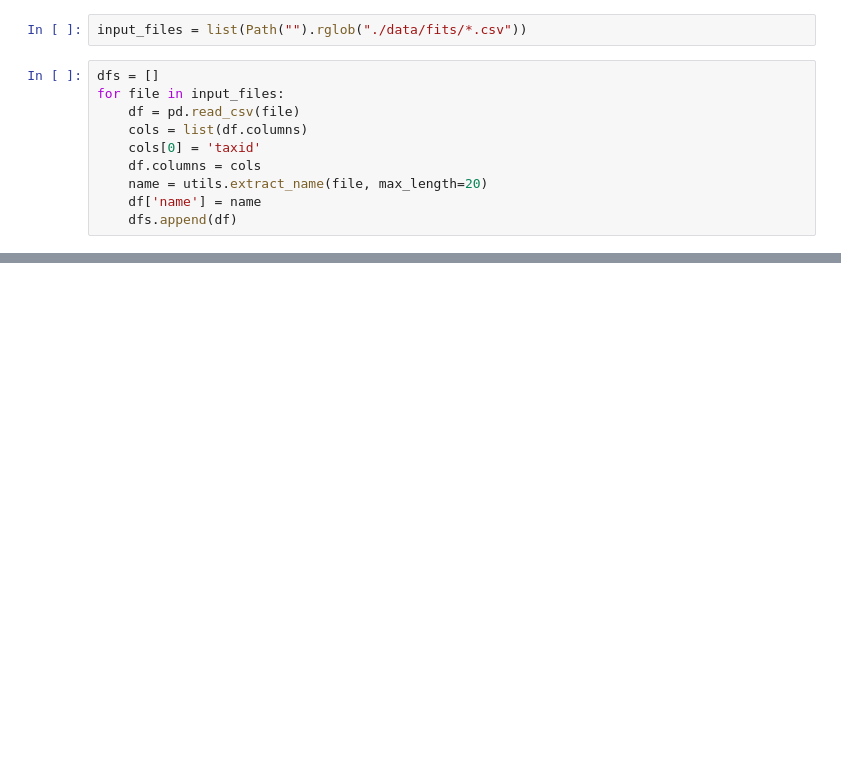
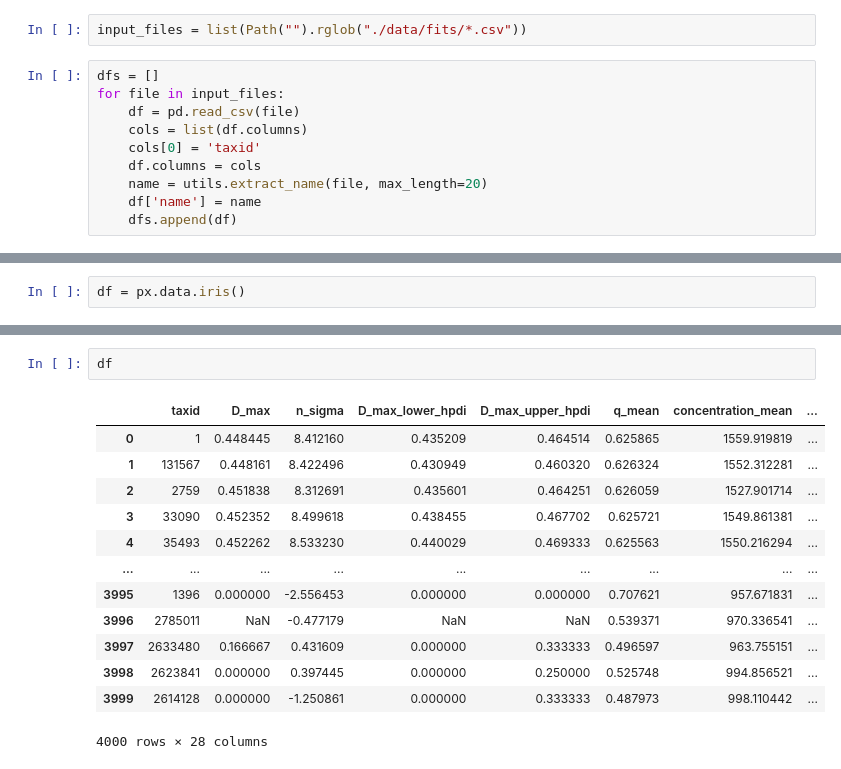
Before and after one commit to genomewalker/metadamage, a Jupyter notebook: plot_fit_results.ipynb, the cells around one changed output, grey strips where cells are left out. Saved outputs shown, nothing was run; the diff lists cells and outputs as text; blank space fills up the shorter version.

```diff
--- a/plot_fit_results.ipynb
+++ b/plot_fit_results.ipynb
@@ -177,0 +503,2 @@ py.offline.plot(fig_forward_reverse, filename='./figures/plotly_forward_reverse'
+# %%
+df = px.data.iris()
@@ -177,0 +571,16 @@ py.offline.plot(fig_forward_reverse, filename='./figures/plotly_forward_reverse'
+# %%
+df
+# %% [output]
+|  | taxid | D_max | n_sigma | D_max_lower_hpdi | D_max_upper_hpdi | q_mean | concentration_mean | ... |
+| 0 | 1 | 0.448445 | 8.412160 | 0.435209 | 0.464514 | 0.625865 | 1559.919819 | ... |
+| 1 | 131567 | 0.448161 | 8.422496 | 0.430949 | 0.460320 | 0.626324 | 1552.312281 | ... |
+| 2 | 2759 | 0.451838 | 8.312691 | 0.435601 | 0.464251 | 0.626059 | 1527.901714 | ... |
+| 3 | 33090 | 0.452352 | 8.499618 | 0.438455 | 0.467702 | 0.625721 | 1549.861381 | ... |
+| 4 | 35493 | 0.452262 | 8.533230 | 0.440029 | 0.469333 | 0.625563 | 1550.216294 | ... |
+| ... | ... | ... | ... | ... | ... | ... | ... | ... |
+| 3995 | 1396 | 0.000000 | -2.556453 | 0.000000 | 0.000000 | 0.707621 | 957.671831 | ... |
+| 3996 | 2785011 | NaN | -0.477179 | NaN | NaN | 0.539371 | 970.336541 | ... |
+| 3997 | 2633480 | 0.166667 | 0.431609 | 0.000000 | 0.333333 | 0.496597 | 963.755151 | ... |
+| 3998 | 2623841 | 0.000000 | 0.397445 | 0.000000 | 0.250000 | 0.525748 | 994.856521 | ... |
+| 3999 | 2614128 | 0.000000 | -1.250861 | 0.000000 | 0.333333 | 0.487973 | 998.110442 | ... |
+4000 rows × 28 columns
```
Also changed, not shown: parts of 38 cells of this notebook, 6 other files.
